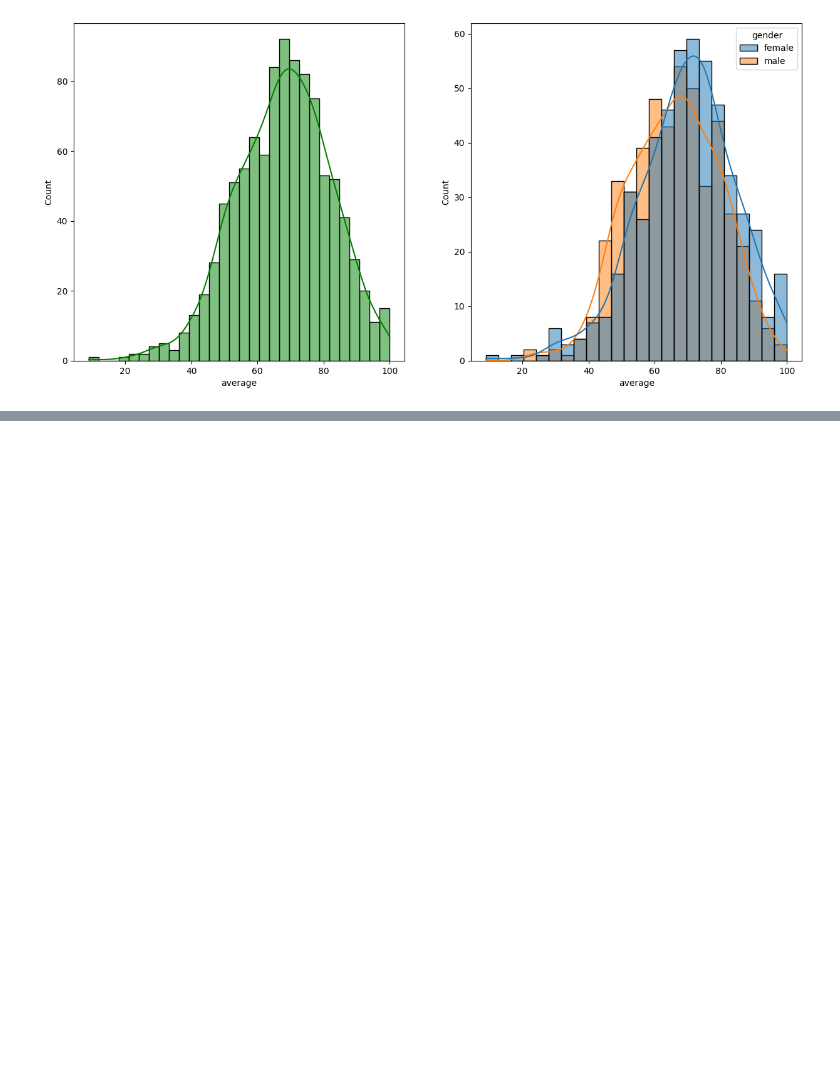
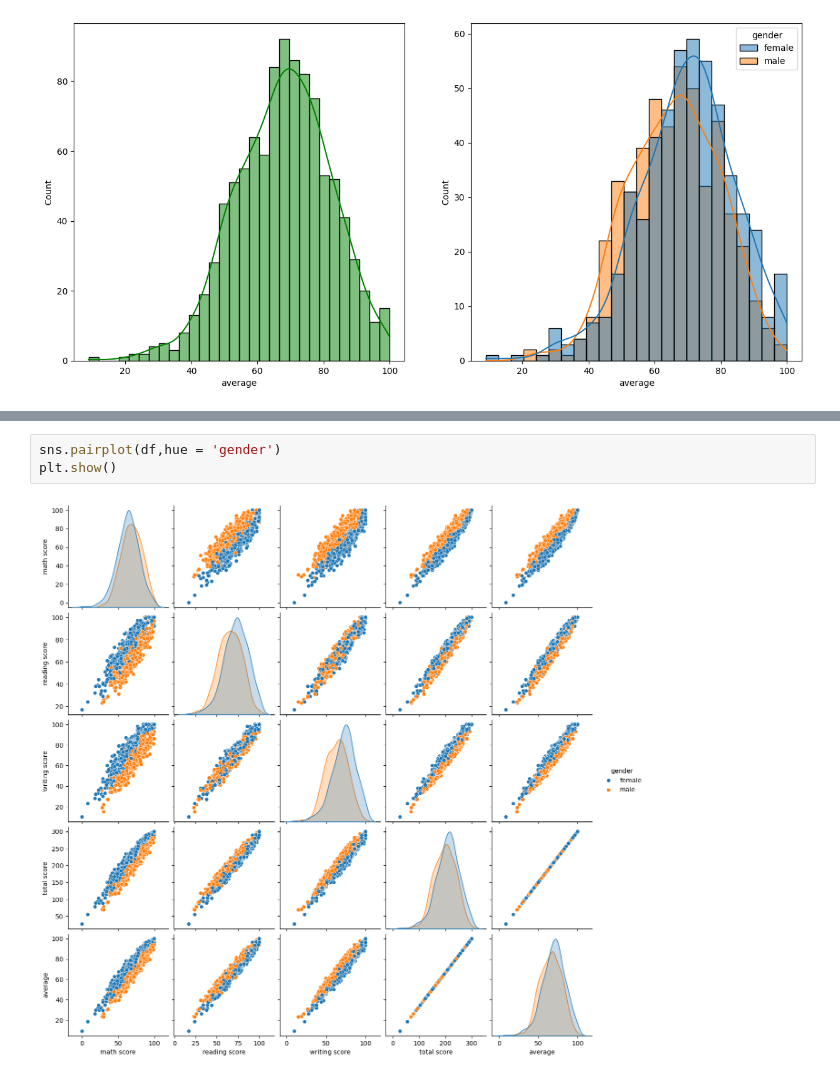
Before and after one commit to AliSayyed123/Mlproject, a Jupyter notebook: Notebook/EDA STUDENT PERFORMANCE.ipynb, the cells around one changed output, grey strips where cells are left out. Saved outputs shown, nothing was run; the diff lists cells and outputs as text; blank space fills up the shorter version.

```diff
--- a/Notebook/EDA STUDENT PERFORMANCE.ipynb
+++ b/Notebook/EDA STUDENT PERFORMANCE.ipynb
@@ -171,0 +187,5 @@ plt.show()
+# %%
+sns.pairplot(df,hue = 'gender')
+plt.show()
+# %% [output]
+[figure, added]
```
Also changed, not shown: parts of 2 cells of this notebook, 2 other files.
